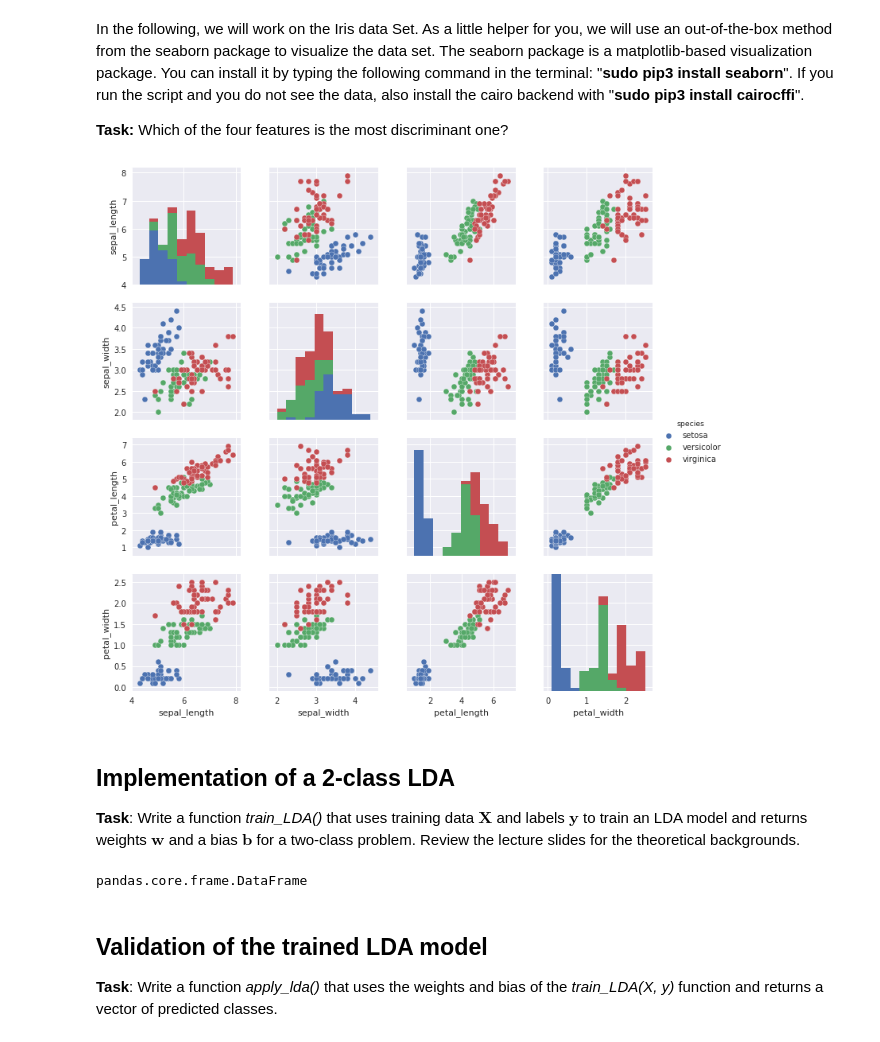
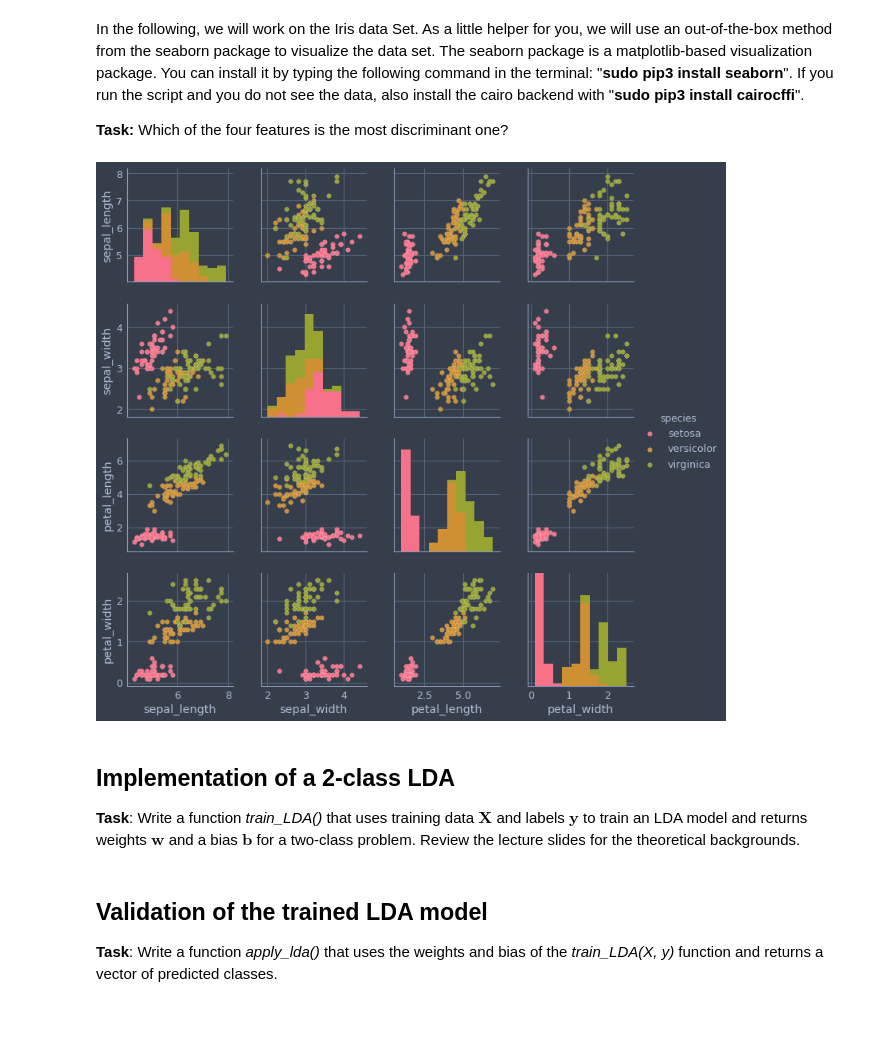
Before and after one commit to svilches/ml, a Jupyter notebook: Assignment 2/2.3 LDA.ipynb, the cells around one changed output. Cells and saved outputs as stored; diff of their text form; code cells hidden in the pictures.

```diff
--- a/Assignment 2/2.3 LDA.ipynb
+++ b/Assignment 2/2.3 LDA.ipynb
@@ -7,26 +7,22 @@ __Task:__ Which of the four features is the most discriminant one?
 # %%
 %matplotlib inline
 import numpy as np
 import matplotlib.pyplot as plt
 import seaborn as sns
 from jupyterthemes import jtplot
 # you can select an alternative theme's plot style by name
 # onedork | grade3 | oceans16 | chesterish | monokai | solarizedl | solarizedd
-jtplot.style('onedork')
 sns.set()
 df = sns.load_dataset("iris")
-sns.pairplot(df, hue="species")
+jtplot.style('onedork')
+sns.pairplot(df, hue="species",palette=sns.color_palette("husl", 8))
 plt.show()
 # %% [output]
-[figure, old version]
+[figure, new version]
 # %% [markdown]
 ## Implementation of a 2-class LDA
 
 __Task__: Write a function *train_LDA()* that uses training data $\mathbf{X}$ and labels $\mathbf y$ to train an LDA model and returns weights $\mathbf w$ and a bias $\mathbf b$ for a two-class problem. Review the lecture slides for the theoretical backgrounds.
-# %%
-type(df)
-# %% [output]
-pandas.core.frame.DataFrame
 # %%
 import numpy as np
 import matplotlib.pyplot as plt
```
Also changed, not shown: parts of 8 cells of this notebook, 2 other files.
